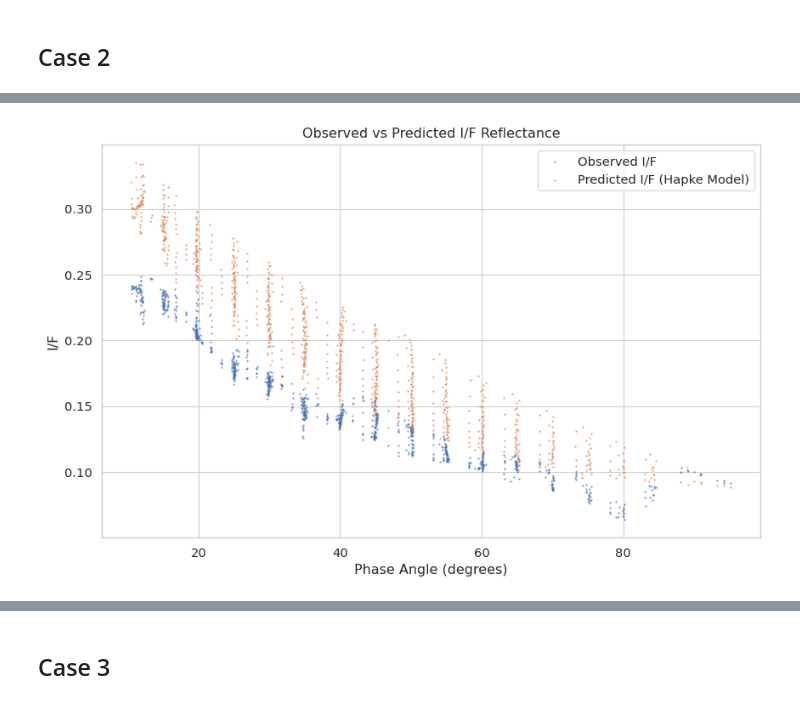
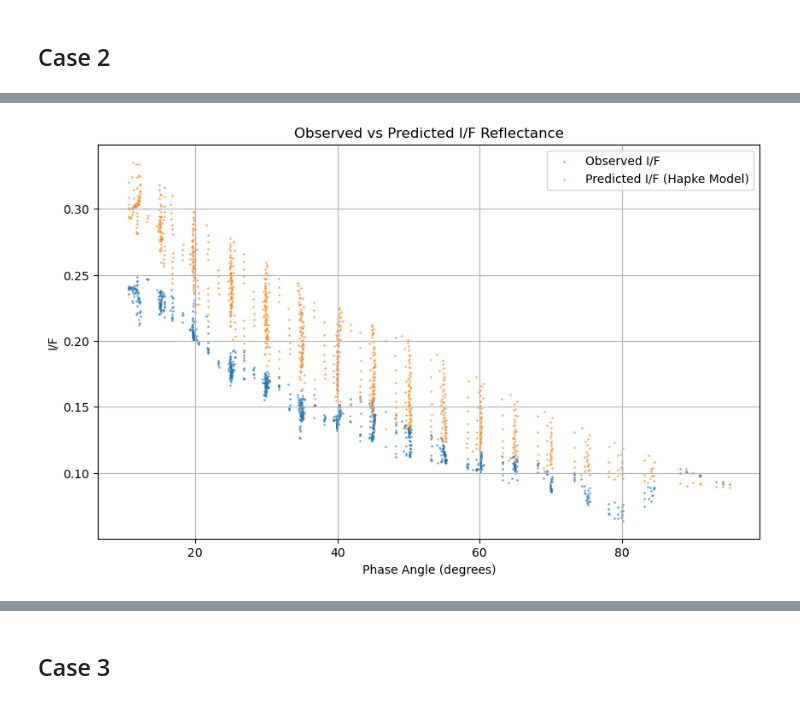
Before and after one commit to kaushikmastro/PhotometryPipeline, a Jupyter notebook: notebooks/Hapke.ipynb, the cells around one changed output, grey strips where cells are left out. Saved outputs shown, nothing was run; the diff lists cells and outputs as text; code cells hidden in the pictures.

```diff
--- a/notebooks/Hapke.ipynb
+++ b/notebooks/Hapke.ipynb
@@ -21,6 +21,11 @@ import matplotlib.pyplot as plt
 import seaborn as sns
 from scipy.stats import skew, spearmanr
 import inspect
+from matplotlib.colors import LinearSegmentedColormap
+from matplotlib.lines import Line2D
+from matplotlib.colors import LinearSegmentedColormap, TwoSlopeNorm
+from matplotlib.patches import Ellipse
+from matplotlib.ticker import MaxNLocator
 
 from photometry.core.types import GeometryBatch
 from photometry.models.hapke import HapkeModel
@@ -28,8 +33,31 @@ from photometry.fitting.least_sq import LeastSquaresFitter
 from photometry.fitting.weighting import Weighting        # ← missing
 from photometry.aggregation.sphere_forward import sphere_forward_integrate
 
-sns.set_theme(style="whitegrid", context="paper", font_scale=1.2)
-plt.rcParams["figure.figsize"] = (10, 6)
+
+
+
+BLUE_RAMP = ["#b7d3f6", "#86b6ef", "#5598e7", "#2a78d6", "#1c5cab", "#104281", "#0d366b"]
+CMAP_SEQ  = LinearSegmentedColormap.from_list("seq_blue", BLUE_RAMP)
+INK, INK2, MUTED, GRID = "#0b0b0b", "#52514e", "#898781", "#e1e0d9"
+CURVE = "#eb6834"   # orange reference curve, distinct from the blue data
+
+PUB_STYLE = {
+    "font.family": "serif", "font.serif": ["STIXGeneral", "DejaVu Serif", "Times New Roman"],
+    "mathtext.fontset": "stix",
+    "font.size": 9, "axes.labelsize": 10, "xtick.labelsize": 9, "ytick.labelsize": 9, "legend.fontsize": 8.5,
+    "axes.edgecolor": INK2, "axes.labelcolor": INK, "xtick.color": INK2, "ytick.color": INK2,
+    "axes.linewidth": 0.8, "xtick.direction": "in", "ytick.direction": "in",
+    "xtick.minor.visible": True, "ytick.minor.visible": True, "xtick.top": True, "ytick.right": True,
+    "axes.grid": True, "grid.color": GRID, "grid.linewidth": 0.5,
+    "savefig.dpi": 300, "savefig.bbox": "tight",
+}
+PARAM_TEX = {"w": r"$w$", "g": r"$g$", "theta_bar": r"$\bar{\theta}$", "B0": r"$B_0$", "h": r"$h$"}
+COLOR_LABEL = {
+    "mean_incidence": r"Incidence angle, $i$ (°)",
+    "mean_emission":  r"Emission angle, $e$ (°)",
+    "mean_phase":     r"Phase angle, $\alpha$ (°)",
+    "n_pixels":       "Pixels per bin",
+}
 # %%
 # Set up paths and load phase-curve data for all phases
 
@@ -688,18 +1360,18 @@ floor weights: min 77.4  max 80.8  ratio 1.04
 | statistical | 2.293382e+07 | 45279.007782 | 14 | True | 0.456632 | 0.027951 | False | -0.320530 | 0.030866 | False | ... |
 | uniform | 9.875106e-02 | 0.000195 | 16 | True | 0.447753 | 0.046104 | False | -0.306858 | 0.054763 | False | ... |
 # %%
-predicted_iof = model_case2._reflectance_numpy(geom)
-predicted_iof = np.clip(predicted_iof, 0, None)  # Ensure no negative values
+predicted_iof2 = model_case2._reflectance_numpy(geom)
+predicted_iof2 = np.clip(predicted_iof2, 0, None)  # Ensure no negative values
 
 
 plt.figure(figsize=(10, 6))
 plt.scatter(df["mean_phase"], obs, alpha=0.5, s=1, label="Observed I/F")
-plt.scatter(df["mean_phase"], predicted_iof, alpha=0.5, s=1, label="Predicted I/F (Hapke Model)")
+plt.scatter(df["mean_phase"], predicted_iof2, alpha=0.5, s=1, label="Predicted I/F (Hapke Model)")
 plt.title("Observed vs Predicted I/F Reflectance")
 plt.xlabel("Phase Angle (degrees)")
 plt.ylabel("I/F")
 plt.legend()
 plt.grid(True)
 plt.show()
 # %% [output]
-[figure, old version]
+[figure, new version]
```
Also changed, not shown: parts of 45 cells of this notebook.
